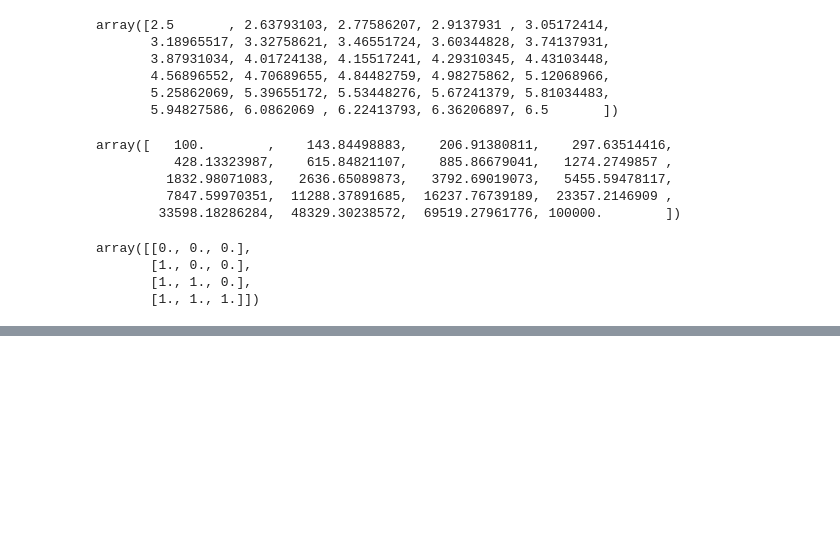
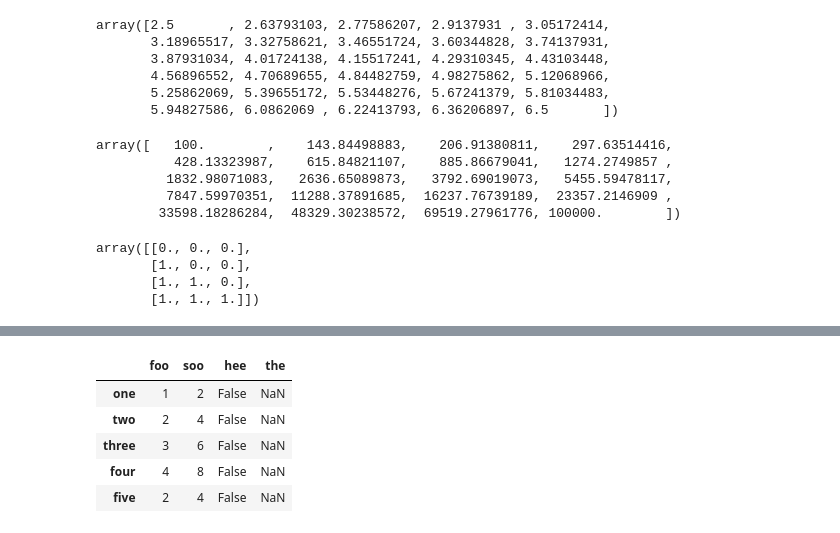
Before and after one commit to SagunBastola/practice, a Jupyter notebook: Untitled2.ipynb, the cells around one changed output, grey strips where cells are left out. Cells and saved outputs as stored; diff of their text form; code cells hidden in the pictures; blank space fills up the shorter version.

```diff
--- a/Untitled2.ipynb
+++ b/Untitled2.ipynb
@@ -574,0 +825,2 @@ array([[0., 0., 0.],
+# %%
+df=pd.DataFrame([1,2,3,4,2],index=["one","two","three","four","five"],columns=["foo"])
@@ -574,0 +846,2 @@ array([[0., 0., 0.],
+# %%
+df["soo"]=df["foo"]*2
@@ -574,0 +857,2 @@ array([[0., 0., 0.],
+# %%
+df["hee"]=df["foo"]%df["soo"]==0
@@ -574,0 +868,11 @@ array([[0., 0., 0.],
+# %%
+df["the"]=np.nan
+# %%
+df
+# %% [output]
+|  | foo | soo | hee | the |
+| one | 1 | 2 | False | NaN |
+| two | 2 | 4 | False | NaN |
+| three | 3 | 6 | False | NaN |
+| four | 4 | 8 | False | NaN |
+| five | 2 | 4 | False | NaN |
```
Also changed, not shown: parts of 49 cells of this notebook.
